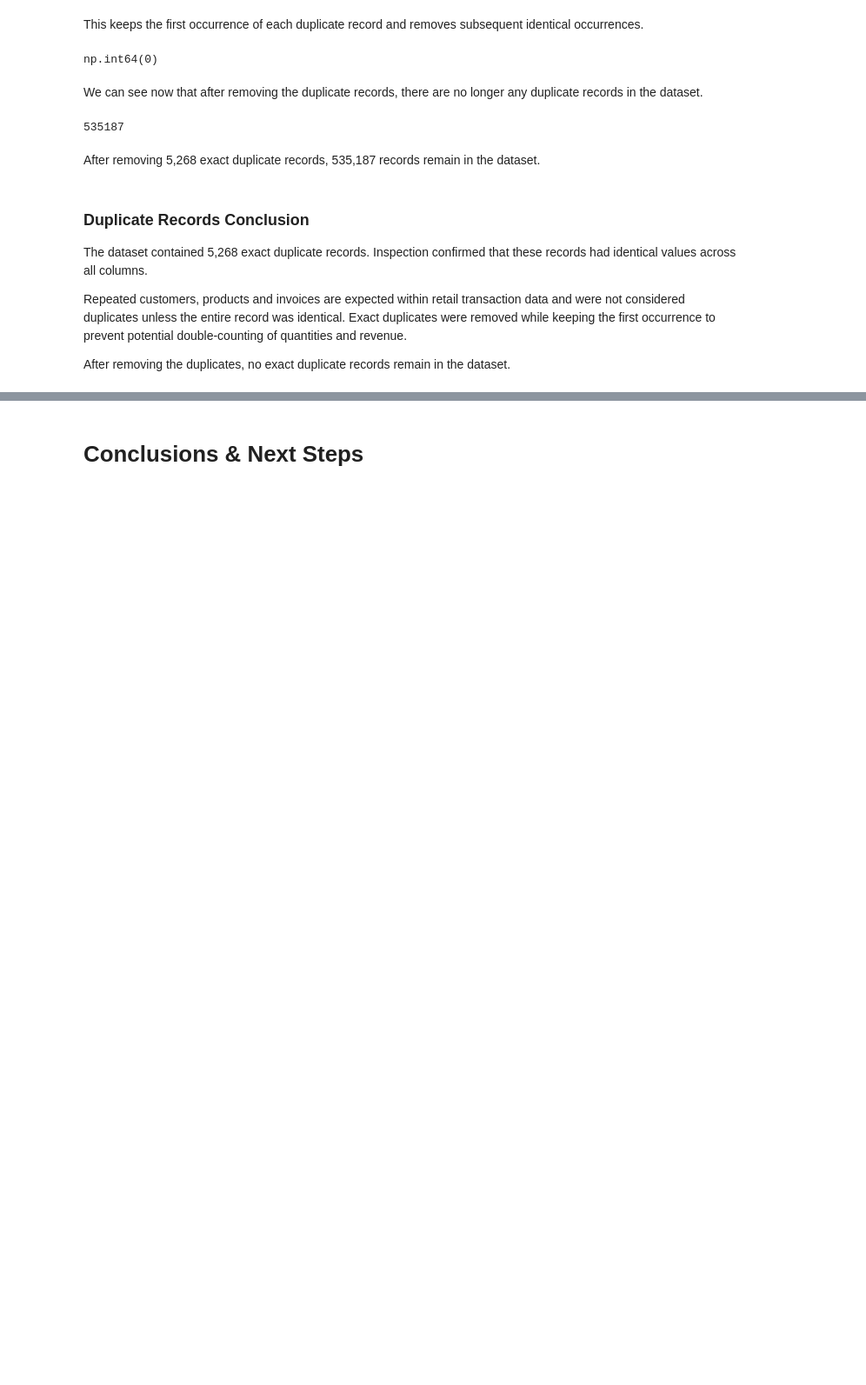
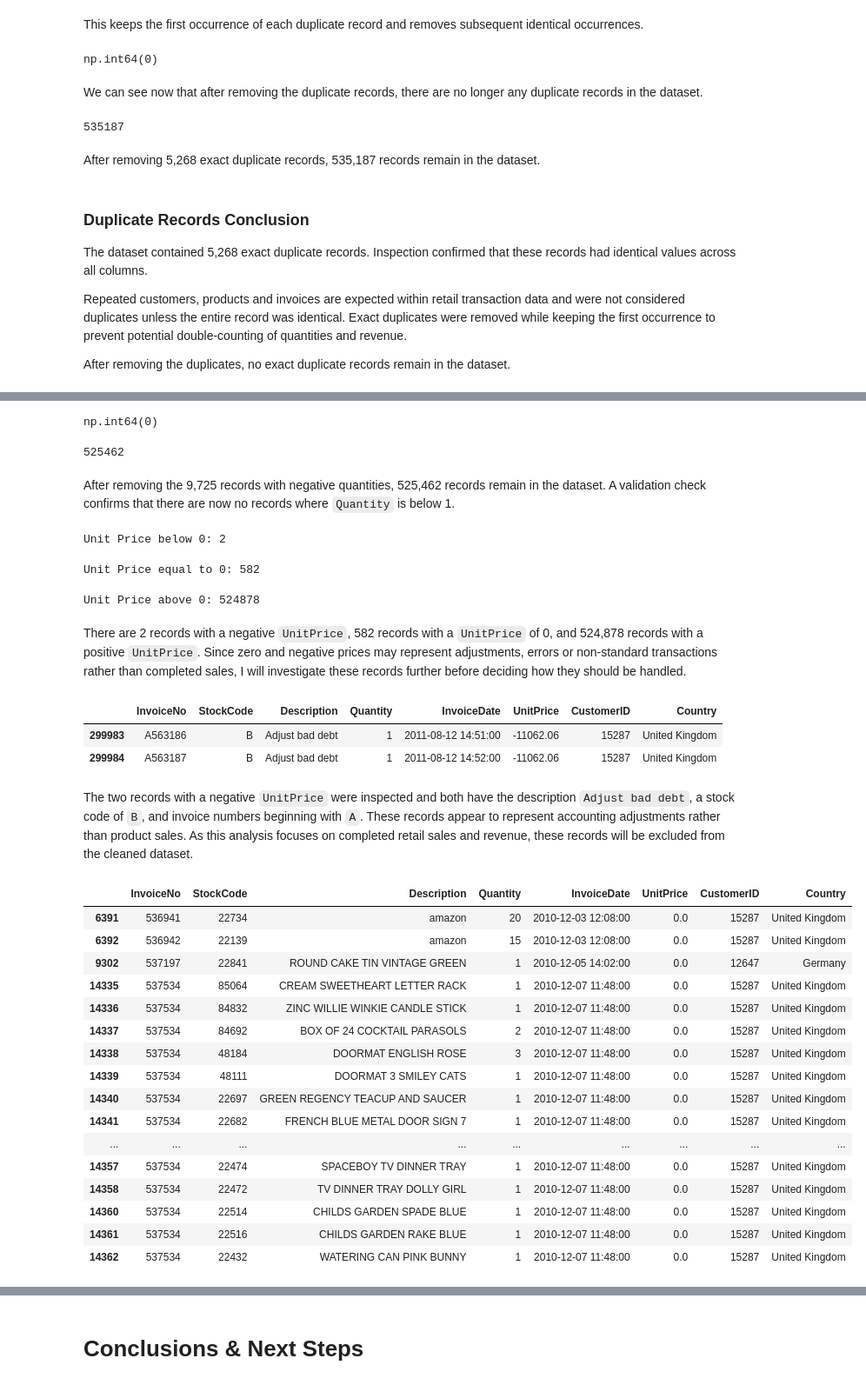
Before and after one commit to sahra02/Online-Retail-Transaction-Analysis, a Jupyter notebook: jupyter_notebooks/Notebook_Template.ipynb, the cells around one changed output, grey strips where cells are left out. Shown at 87% size. Drawn from its saved outputs; the diff is of its cells as text; code cells hidden in the pictures; blank space fills up the shorter version.

```diff
--- a/jupyter_notebooks/Notebook_Template.ipynb
+++ b/jupyter_notebooks/Notebook_Template.ipynb
@@ -330,0 +420,54 @@ After removing the duplicates, no exact duplicate records remain in the dataset.
+# %%
+df = df[df["Quantity"] >= 1]
+# %%
+(df["Quantity"] < 1).sum()
+# %% [output]
+np.int64(0)
+# %%
+df.shape[0]
+# %% [output]
+525462
+# %% [markdown]
+After removing the 9,725 records with negative quantities, 525,462 records remain in the dataset. A validation check confirms that there are now no records where `Quantity` is below 1.
+# %%
+print("Unit Price below 0:", (df["UnitPrice"] < 0).sum())
+# %% [output]
+Unit Price below 0: 2
+# %%
+print("Unit Price equal to 0:", (df["UnitPrice"] == 0).sum())
+# %% [output]
+Unit Price equal to 0: 582
+# %%
+print("Unit Price above 0:", (df["UnitPrice"] > 0).sum())
+# %% [output]
+Unit Price above 0: 524878
+# %% [markdown]
+There are 2 records with a negative `UnitPrice`, 582 records with a `UnitPrice` of 0, and 524,878 records with a positive `UnitPrice`. Since zero and negative prices may represent adjustments, errors or non-standard transactions rather than completed sales, I will investigate these records further before deciding how they should be handled.
+# %%
+df[df["UnitPrice"] < 0]
+# %% [output]
+|  | InvoiceNo | StockCode | Description | Quantity | InvoiceDate | UnitPrice | CustomerID | Country |
+| 299983 | A563186 | B | Adjust bad debt | 1 | 2011-08-12 14:51:00 | -11062.06 | 15287 | United Kingdom |
+| 299984 | A563187 | B | Adjust bad debt | 1 | 2011-08-12 14:52:00 | -11062.06 | 15287 | United Kingdom |
+# %% [markdown]
+The two records with a negative `UnitPrice` were inspected and both have the description `Adjust bad debt`, a stock code of `B`, and invoice numbers beginning with `A`. These records appear to represent accounting adjustments rather than product sales. As this analysis focuses on completed retail sales and revenue, these records will be excluded from the cleaned dataset.
+# %%
+df[df["UnitPrice"] == 0].head(30)
+# %% [output]
+|  | InvoiceNo | StockCode | Description | Quantity | InvoiceDate | UnitPrice | CustomerID | Country |
+| 6391 | 536941 | 22734 | amazon | 20 | 2010-12-03 12:08:00 | 0.0 | 15287 | United Kingdom |
+| 6392 | 536942 | 22139 | amazon | 15 | 2010-12-03 12:08:00 | 0.0 | 15287 | United Kingdom |
+| 9302 | 537197 | 22841 | ROUND CAKE TIN VINTAGE GREEN | 1 | 2010-12-05 14:02:00 | 0.0 | 12647 | Germany |
+| 14335 | 537534 | 85064 | CREAM SWEETHEART LETTER RACK | 1 | 2010-12-07 11:48:00 | 0.0 | 15287 | United Kingdom |
+| 14336 | 537534 | 84832 | ZINC WILLIE WINKIE CANDLE STICK | 1 | 2010-12-07 11:48:00 | 0.0 | 15287 | United Kingdom |
+| 14337 | 537534 | 84692 | BOX OF 24 COCKTAIL PARASOLS | 2 | 2010-12-07 11:48:00 | 0.0 | 15287 | United Kingdom |
+| 14338 | 537534 | 48184 | DOORMAT ENGLISH ROSE | 3 | 2010-12-07 11:48:00 | 0.0 | 15287 | United Kingdom |
+| 14339 | 537534 | 48111 | DOORMAT 3 SMILEY CATS | 1 | 2010-12-07 11:48:00 | 0.0 | 15287 | United Kingdom |
+| 14340 | 537534 | 22697 | GREEN REGENCY TEACUP AND SAUCER | 1 | 2010-12-07 11:48:00 | 0.0 | 15287 | United Kingdom |
+| 14341 | 537534 | 22682 | FRENCH BLUE METAL DOOR SIGN 7 | 1 | 2010-12-07 11:48:00 | 0.0 | 15287 | United Kingdom |
+| ... | ... | ... | ... | ... | ... | ... | ... | ... |
+| 14357 | 537534 | 22474 | SPACEBOY TV DINNER TRAY | 1 | 2010-12-07 11:48:00 | 0.0 | 15287 | United Kingdom |
+| 14358 | 537534 | 22472 | TV DINNER TRAY DOLLY GIRL | 1 | 2010-12-07 11:48:00 | 0.0 | 15287 | United Kingdom |
+| 14360 | 537534 | 22514 | CHILDS GARDEN SPADE BLUE | 1 | 2010-12-07 11:48:00 | 0.0 | 15287 | United Kingdom |
+| 14361 | 537534 | 22516 | CHILDS GARDEN RAKE BLUE | 1 | 2010-12-07 11:48:00 | 0.0 | 15287 | United Kingdom |
+| 14362 | 537534 | 22432 | WATERING CAN PINK BUNNY | 1 | 2010-12-07 11:48:00 | 0.0 | 15287 | United Kingdom |
```
Also changed, not shown: parts of 20 cells of this notebook.
